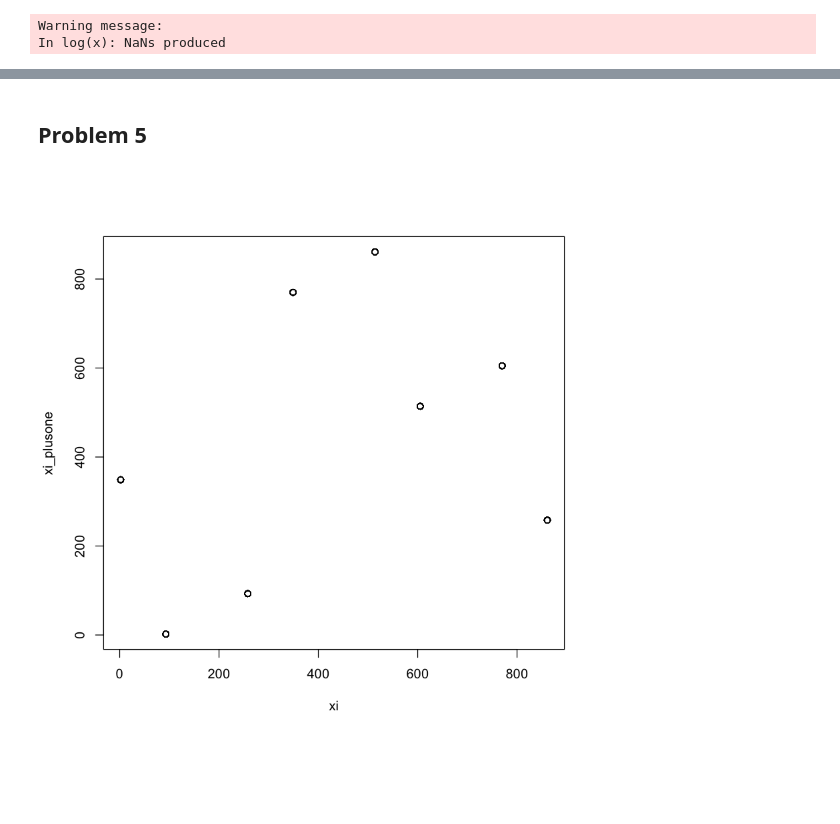
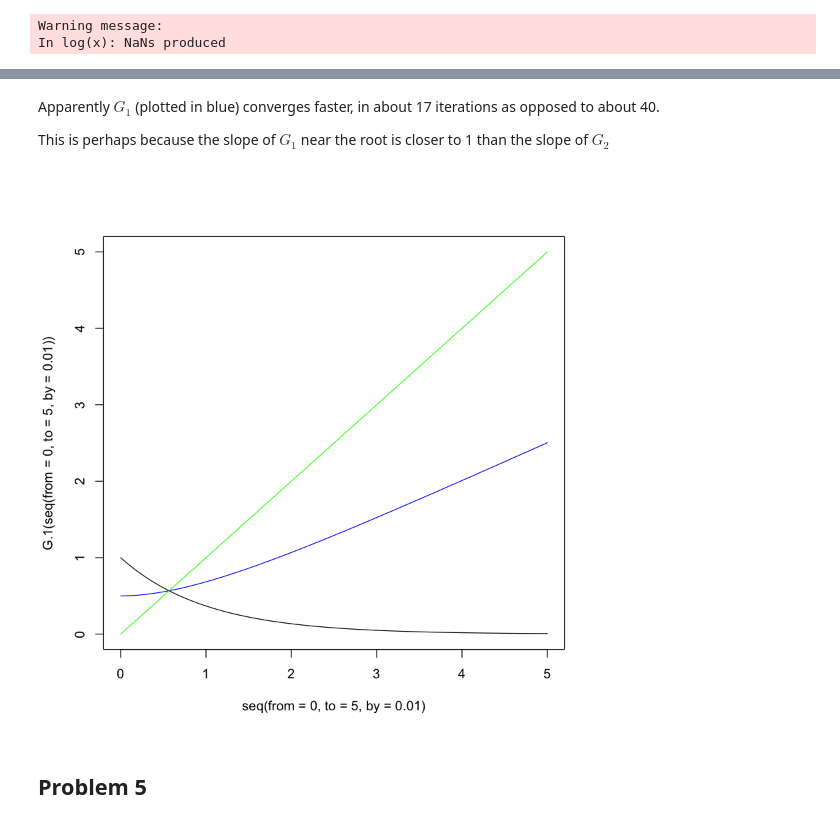
Before and after one commit to franklinmarsh/computational_statistics, a Jupyter notebook: hw1.ipynb, the cells around one changed output, grey strips where cells are left out. Cells and saved outputs as stored; diff of their text form; code cells hidden in the pictures; blank space fills up the shorter version.

```diff
--- a/hw1.ipynb
+++ b/hw1.ipynb
@@ -190,8 +278,21 @@ Apparently $G_{1}$ converges faster.
+# %% [markdown]
+Apparently $G_{1}$ (plotted in blue) converges faster, in about 17 iterations as opposed to about 40.
+
+This is perhaps because the slope of $G_{1}$ near the root is closer to 1 than the slope of $G_{2}$
+# %%
+plot(seq(from = 0, to = 5, by = 0.01), G.1(seq(from = 0, to = 5, by = 0.01)), type = 'l', col = 'blue',xlim = c(0,5), ylim = c(0,5))
+par(new=T)
+lines(seq(from = 0, to = 5, by = 0.01), G.2(seq(from = 0, to = 5, by = 0.01)), type = 'l')
+par(new=T)
+lines(seq(from = 0, to = 5, by = 0.01), seq(from = 0, to = 5, by = 0.01), type = 'l', col = 'green')
+par(new=F)
+# %% [output]
+[figure, added]
 # %% [markdown]
 ## Problem 5
 # %%
-MCG <- function(x, a = 1664255,c = 1013904223 ,m = 2^10) {
-  # mixed congruential generator function
+MCG_nr <- function(x, a = 1664525,c = 1013904223 ,m = 2^32) {
+  # mixed congruential generator function as recommended by Numerical Recipies
   #
   # Args:
   #   x: the "seed" or $X_{0}$, initial value
@@ -227,28 +328,3 @@ IterRecord <- function(inputfunction, seed, n_iter) {
 
   return(as.numeric(results))
 }
-
-rand_numbers = IterRecord(MCG, 2, 1000)
-xi <- rand_numbers[1:length(rand_numbers) - 1]
-xi_plusone <- rand_numbers[2:length(rand_numbers)]
-
-plot(xi, xi_plusone)
-
-MiddleSquare <- function(seed) {
-  # compute a 'random' sequence of four-digit numbers using the Middle Square method.
-  #
-  # Args:
-  #   seed: the intial four digit numbeMir
-  #
-  # Returns:
-  #   rand: new quasi-random number
-
-  options("scipen" = 100, "digits" = 4) #disable scientific notation so the character operation works.
-  seed_squared <- toString(seed^(2.0))
-  rand <- as.numeric(substr(seed_squared, 3,6)) #take the middle slice out of an 8 digit number and return to numeric
-  options("scipen"= 8, "digits" = 4)
-
-  return(rand)
-}
-# %% [output]
-[figure, removed]
```
Also changed, not shown: parts of 29 cells of this notebook, 1 other file.
